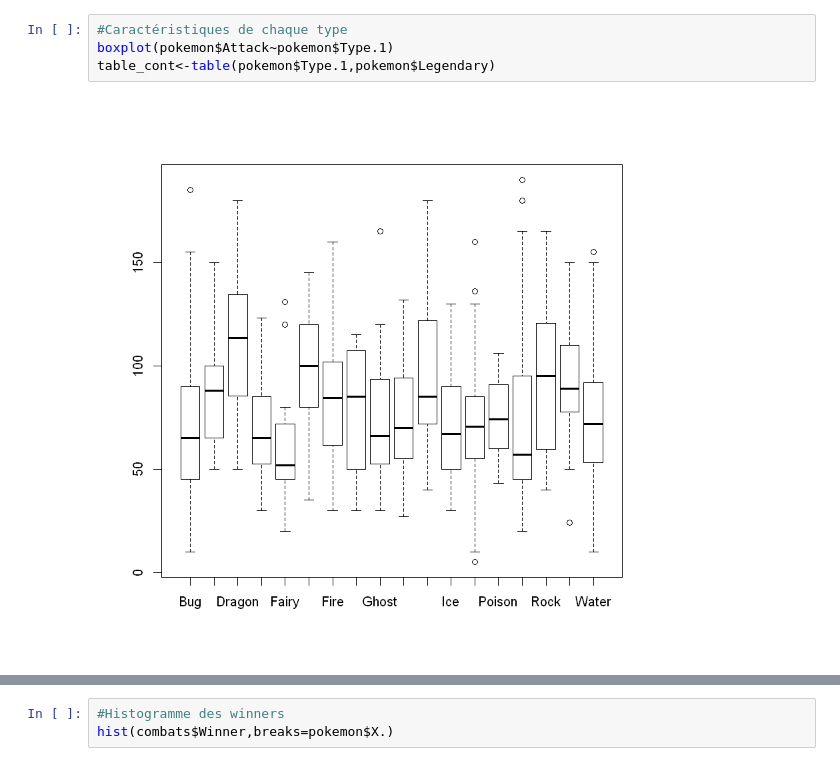
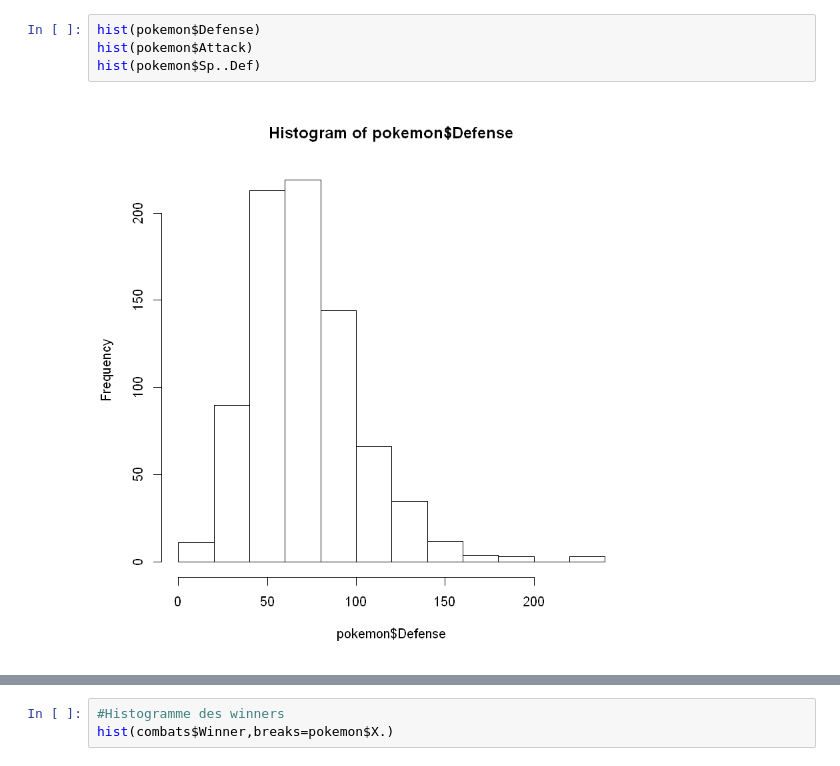
Before and after one commit to wahtique/sy09_p19_project, a Jupyter notebook: notebooks/Rapport1_Mehdi.ipynb, the cells around one changed output, grey strips where cells are left out. Drawn from its saved outputs; the diff is of its cells as text.

```diff
--- a/notebooks/Rapport1_Mehdi.ipynb
+++ b/notebooks/Rapport1_Mehdi.ipynb
@@ -63,6 +95,6 @@ plot(pokemon$Attack,pokemon$HP,col=as.factor(pokemon$Legendary))
-# %%
-#Caractéristiques de chaque type
-boxplot(pokemon$Attack~pokemon$Type.1)
-table_cont<-table(pokemon$Type.1,pokemon$Legendary)
-# %% [output]
-[figure, removed]
+# %%
+hist(pokemon$Defense)
+hist(pokemon$Attack)
+hist(pokemon$Sp..Def)
+# %% [output]
+[figure, added]
```
Also changed, not shown: parts of 15 cells of this notebook, 1 other file.
